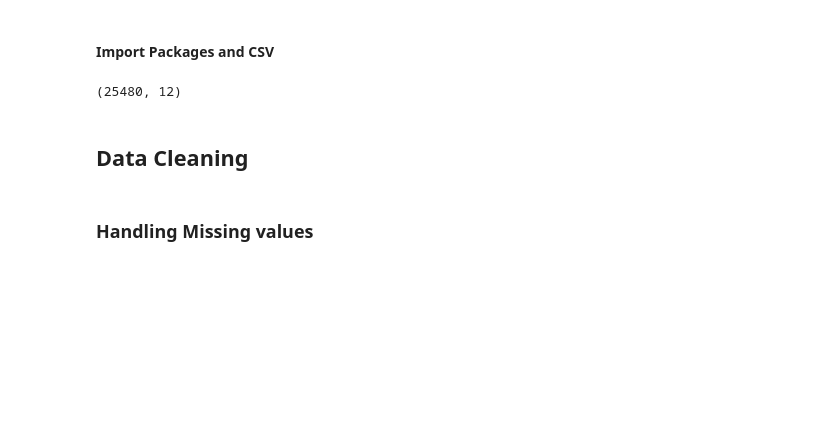
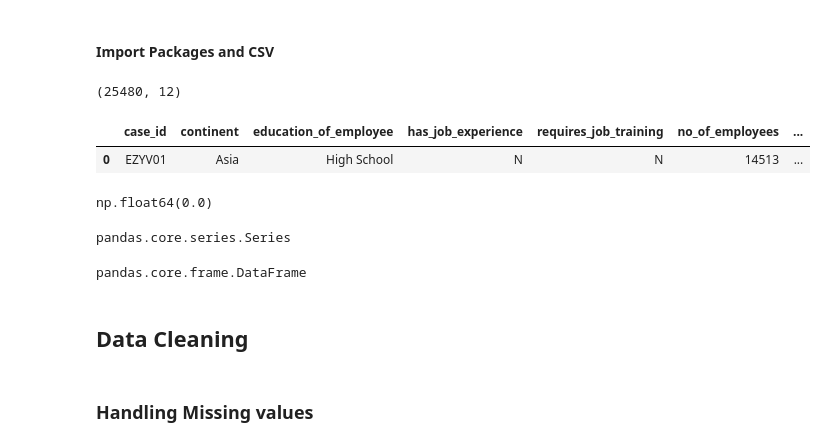
Before and after one commit to learnermp/MLOPs_Revision_Project_2026_01, a Jupyter notebook: notebook/2_Feature_Engineering_and_Model_Training.ipynb, the cells around one changed output. Drawn from its saved outputs; the diff is of its cells as text; code cells hidden in the pictures; blank space fills up the shorter version.

```diff
--- a/notebook/2_Feature_Engineering_and_Model_Training.ipynb
+++ b/notebook/2_Feature_Engineering_and_Model_Training.ipynb
@@ -16,6 +16,23 @@ df = pd.read_csv(r"Visadataset.csv")
 print(df.shape)
 # %% [output]
 (25480, 12)
+# %%
+df.head(1)
+# %% [output]
+|  | case_id | continent | education_of_employee | has_job_experience | requires_job_training | no_of_employees | ... |
+| 0 | EZYV01 | Asia | High School | N | N | 14513 | ... |
+# %%
+df["continent"].isnull().mean()df["continent"].isnull().mean()
+# %% [output]
+np.float64(0.0)
+# %%
+type(df["continent"])
+# %% [output]
+pandas.core.series.Series
+# %%
+type(df[["continent"]])
+# %% [output]
+pandas.core.frame.DataFrame
 # %% [markdown]
 ## Data Cleaning
 # %% [markdown]
```
Also changed, not shown: parts of 14 cells of this notebook, 9 other files.
